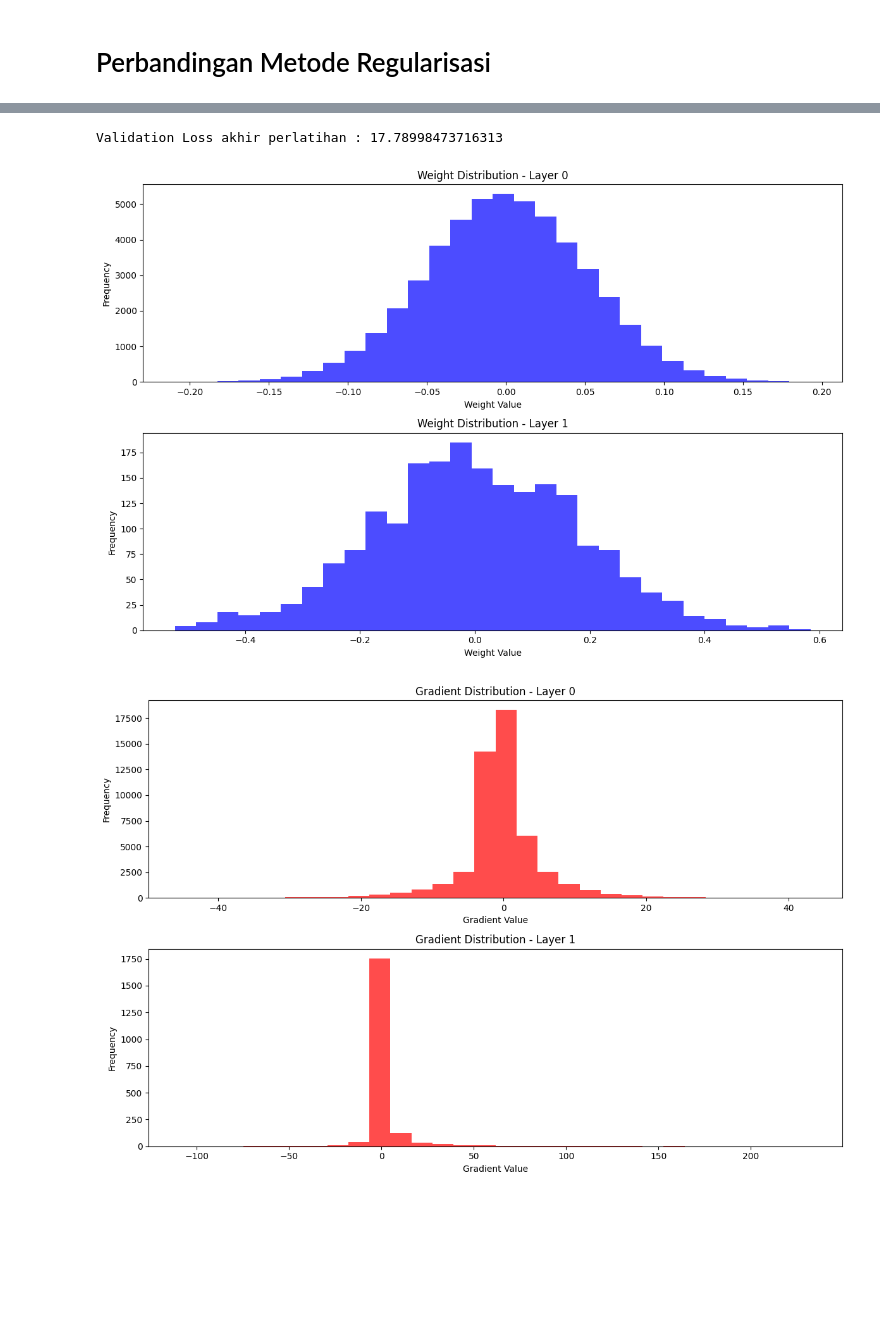
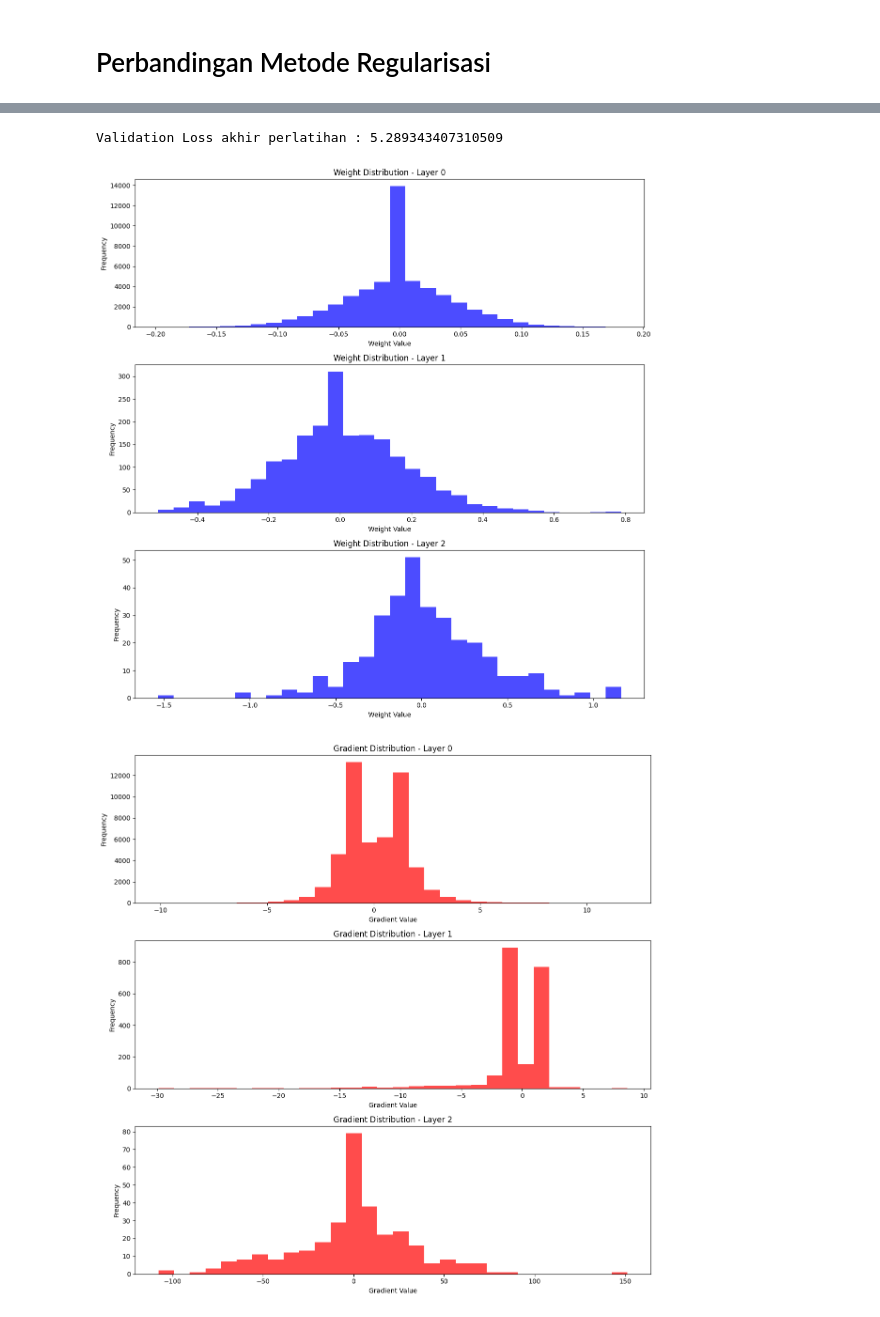
Before and after one commit to UburUburLembur/TugasBesar1IF3270_Kelompok16, a Jupyter notebook: src/test.ipynb, the cells around one changed output, grey strips where cells are left out. Drawn from its saved outputs; the diff is of its cells as text; code cells hidden in the pictures; blank space fills up the shorter version.

```diff
--- a/src/test.ipynb
+++ b/src/test.ipynb
@@ -640,9 +684,9 @@ ann.plot_loss("Plot Loss NeuralNetwork")
 # Perbandingan Metode Regularisasi
 # %%
 ann = NeuralNetwork(input_size=784, hidden_layers=[64, 32], output_size=10, activations=["relu", "relu", "softmax"], loss_function="categorical_cross_entropy", weight_init_methods=["he", "he", "xavier"], weight_init_params=[{"seed" : 66}, {"seed" : 66}, {"seed" : 66}], regularization = "l1", lambda_reg=0.0001)
-ann.train(X_train, y_train, batch_size=8, learning_rate=0.0001, epochs=20, X_val=X_test, y_val=y_test)
+ann.train(X_train, y_train, batch_size=8, learning_rate=0.01, epochs=20, X_val=X_test, y_val=y_test)
 ann.plot_loss("Regularisasi L1")
 print(f"Validation Loss akhir perlatihan : {ann.history['val_loss'][-1]}")
-ann.plot_weight_distribution([0,1])
-ann.plot_gradient_distribution([0,1])
+ann.plot_weight_distribution([0,1,2])
+ann.plot_gradient_distribution([0,1,2])
 # %% [output]
@@ -660,3 +704,3 @@ Epoch 18/20 - Train Loss: 18.0387 - Val Loss: 17.837580747736293
-Validation Loss akhir perlatihan : 17.78998473716313
+Validation Loss akhir perlatihan : 5.289343407310509
-[figure, old version]
+[figure, new version]
-[figure, old version]
+[figure, new version]
```
Also changed, not shown: parts of 17 cells of this notebook, 1 other file.
